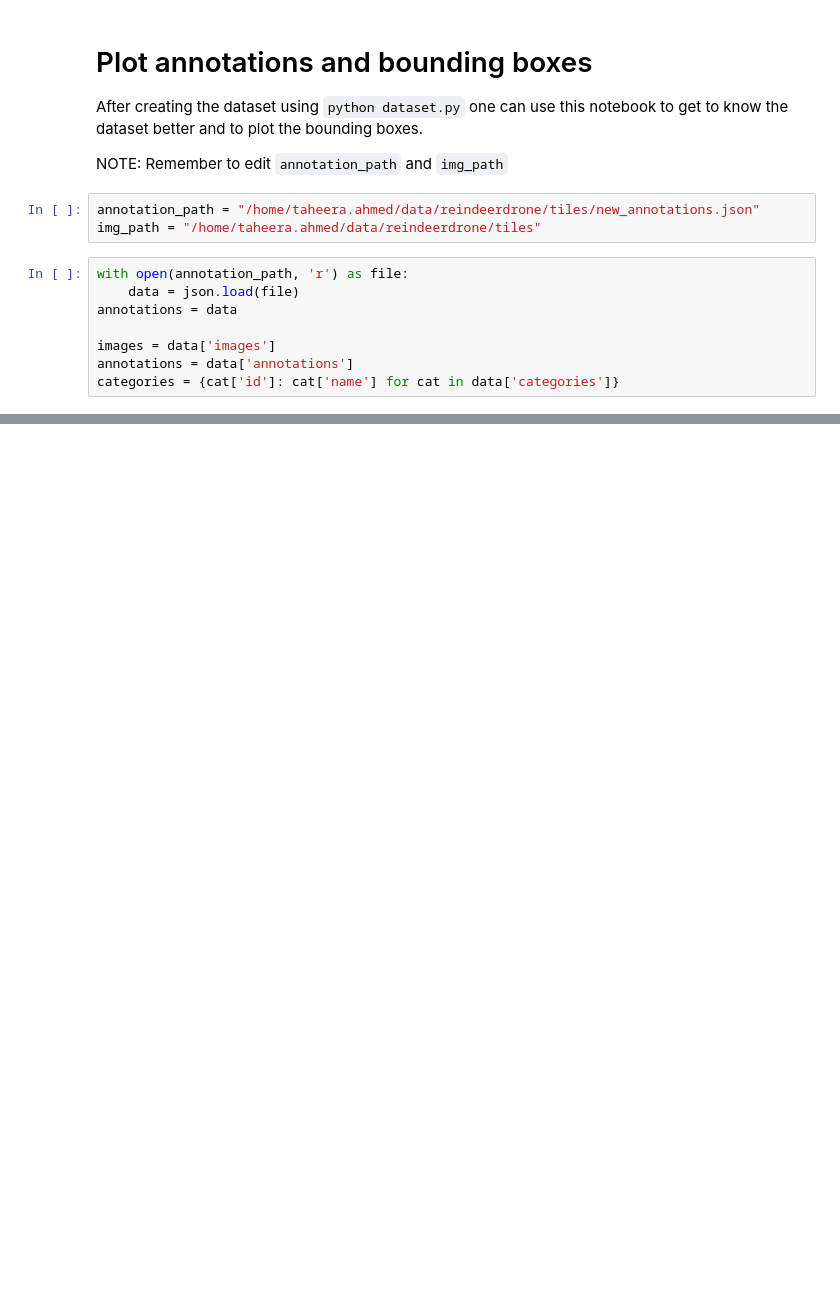
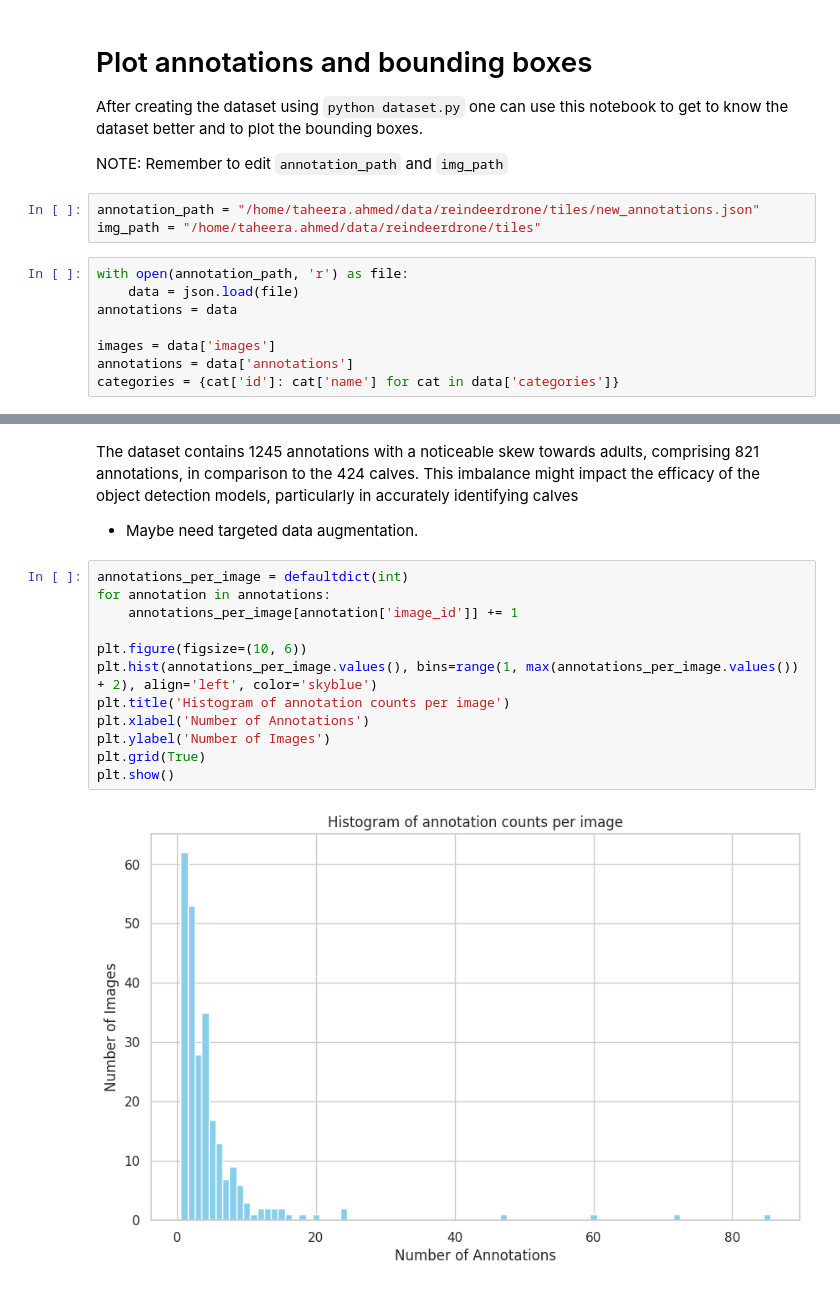
Before and after one commit to NINAnor/reindeerdrone, a Jupyter notebook: notebooks/inspect-bboxs.ipynb, the cells around one changed output, grey strips where cells are left out. Drawn from its saved outputs; the diff is of its cells as text; blank space fills up the shorter version.

Commit message:
[ADD] notebook for inspecting dataset

```diff
--- a/notebooks/inspect-bboxs.ipynb
+++ b/notebooks/inspect-bboxs.ipynb
@@ -91,0 +108,17 @@ Number of bounding boxes in image DSC00408_tile1.png: 6
+# %% [markdown]
+The dataset contains 1245 annotations with a noticeable skew towards adults, comprising 821 annotations, in comparison to the 424 calves. This imbalance might impact the efficacy of the object detection models, particularly in accurately identifying calves
+- Maybe need targeted data augmentation.
+# %%
+annotations_per_image = defaultdict(int)
+for annotation in annotations:
+    annotations_per_image[annotation['image_id']] += 1
+
+plt.figure(figsize=(10, 6))
+plt.hist(annotations_per_image.values(), bins=range(1, max(annotations_per_image.values()) + 2), align='left', color='skyblue')
+plt.title('Histogram of annotation counts per image')
+plt.xlabel('Number of Annotations')
+plt.ylabel('Number of Images')
+plt.grid(True)
+plt.show()
+# %% [output]
+[figure, added]
```
Also changed, not shown: parts of 9 cells of this notebook.
